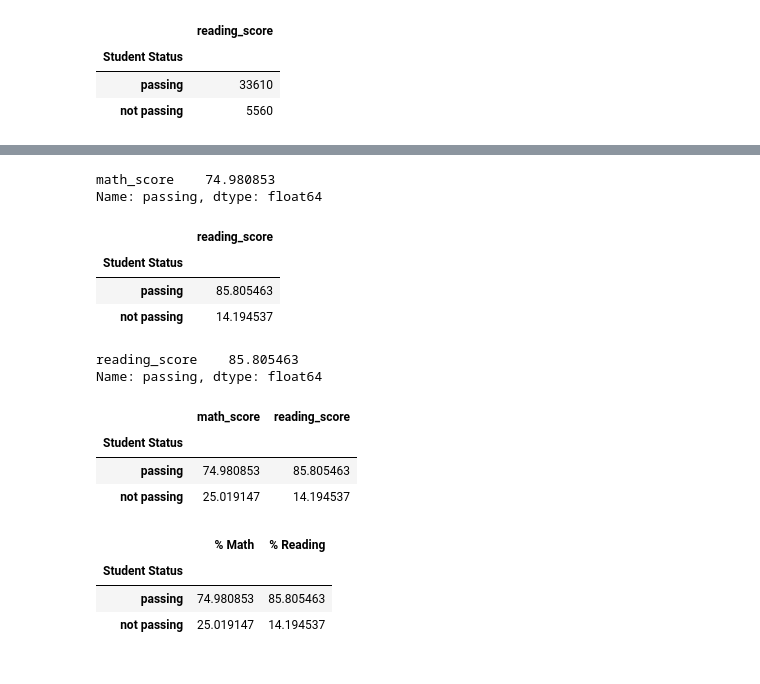
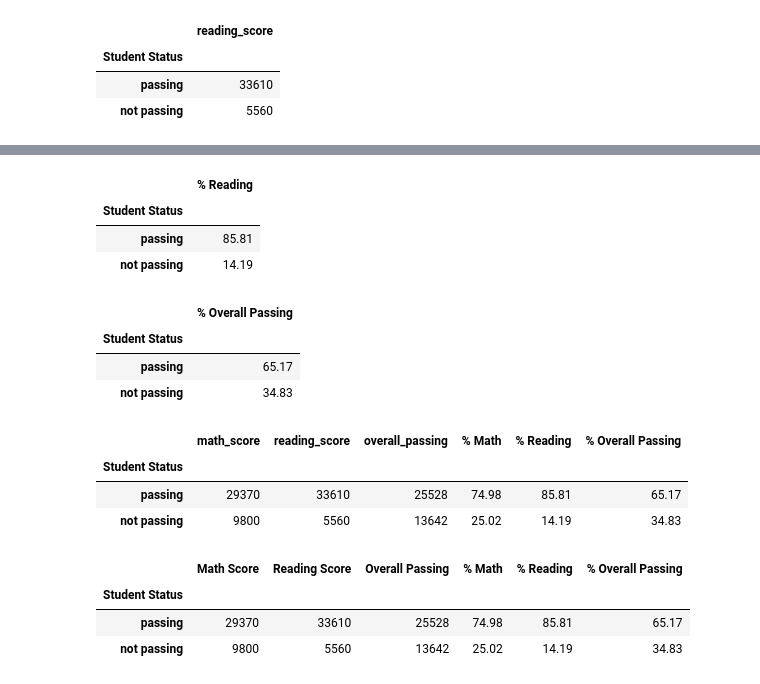
Before and after one commit to rromang/pandas-analysis, a Jupyter notebook: PyCitySchools/pycityschools.ipynb, the cells around one changed output, grey strips where cells are left out. Saved outputs shown, nothing was run; the diff lists cells and outputs as text; code cells hidden in the pictures.

Commit message:
finished district summary

```diff
--- a/PyCitySchools/pycityschools.ipynb
+++ b/PyCitySchools/pycityschools.ipynb
@@ -171,39 +186,45 @@ summary_df_3
-# %%
-math_pass_perc = summary_df_3.iloc[0]
-math_pass_perc
-# %% [output]
-math_score    74.980853
-Name: passing, dtype: float64
 # %%
 perc_reading = copy_students_df['reading_score'].value_counts(normalize=True)*100
-# %%
-summary_df_4 = pd.DataFrame(perc_reading)
-summary_df_4.index.name = "Student Status"
-summary_df_4
-# %% [output]
-|  | reading_score |
-| Student Status |  |
-| passing | 85.805463 |
-| not passing | 14.194537 |
-# %%
-reading_pass_perc = summary_df_4.iloc[0]
-reading_pass_perc
-# %% [output]
-reading_score    85.805463
-Name: passing, dtype: float64
-# %%
-combined_perc_df = summary_df_3.join(summary_df_4, lsuffix="", rsuffix="")
-combined_perc_df
-# %% [output]
-|  | math_score | reading_score |
-| Student Status |  |  |
-| passing | 74.980853 | 85.805463 |
-| not passing | 25.019147 | 14.194537 |
+# %%
+summary_df_5 = pd.DataFrame(perc_reading)
+summary_df_5.index.name = "Student Status"
+summary_df_5 = summary_df_5.rename(columns={"reading_score": "% Reading"})
+summary_df_5['% Reading'] = pd.to_numeric(summary_df_5['% Reading'])
+summary_df_5
+# %% [output]
+|  | % Reading |
+| Student Status |  |
+| passing | 85.81 |
+| not passing | 14.19 |
+# %%
+overall_passing_perc= perc_reading = copy_students_df['overall_passing'].value_counts(normalize=True)*100
+# %%
+summary_df_6 = pd.DataFrame(overall_passing_perc)
+summary_df_6.index.name = "Student Status"
+summary_df_6 = summary_df_6.rename(columns={"overall_passing": "% Overall Passing"})
+summary_df_6
+# %% [output]
+|  | % Overall Passing |
+| Student Status |  |
+| passing | 65.17 |
+| not passing | 34.83 |
+# %%
+combined_df = summary_df_1.join(summary_df_2, how='outer')
+combined_df = combined_df.join(summary_df_3, how='outer')
+combined_df = combined_df.join(summary_df_4, how='outer')
+combined_df = combined_df.join(summary_df_5, how='outer')
+combined_df = combined_df.join(summary_df_6, how='outer')
+combined_df
+# %% [output]
+|  | math_score | reading_score | overall_passing | % Math | % Reading | % Overall Passing |
+| Student Status |  |  |  |  |  |  |
+| passing | 29370 | 33610 | 25528 | 74.98 | 85.81 | 65.17 |
+| not passing | 9800 | 5560 | 13642 | 25.02 | 14.19 | 34.83 |
 # %%
-renamed_per_df = combined_perc_df.rename(columns={"math_score": "% Math", "reading_score": "% Reading"})
-renamed_per_df
+combined_df = combined_df.rename(columns={"math_score": "Math Score", "reading_score": "Reading Score", "overall_passing": "Overall Passing"})
+combined_df
 # %% [output]
-|  | % Math | % Reading |
-| Student Status |  |  |
-| passing | 74.980853 | 85.805463 |
-| not passing | 25.019147 | 14.194537 |
+|  | Math Score | Reading Score | Overall Passing | % Math | % Reading | % Overall Passing |
+| Student Status |  |  |  |  |  |  |
+| passing | 29370 | 33610 | 25528 | 74.98 | 85.81 | 65.17 |
+| not passing | 9800 | 5560 | 13642 | 25.02 | 14.19 | 34.83 |
```
Also changed, not shown: parts of 20 cells of this notebook.
